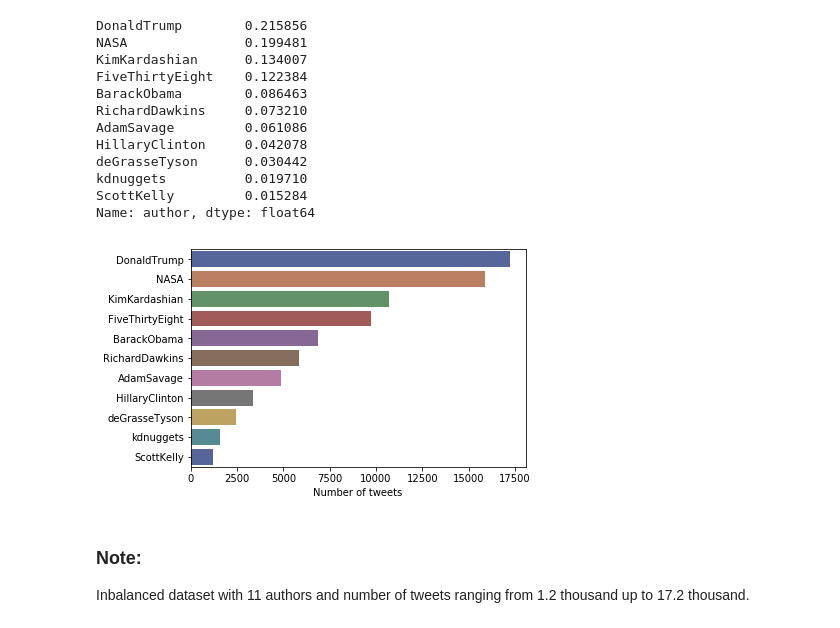
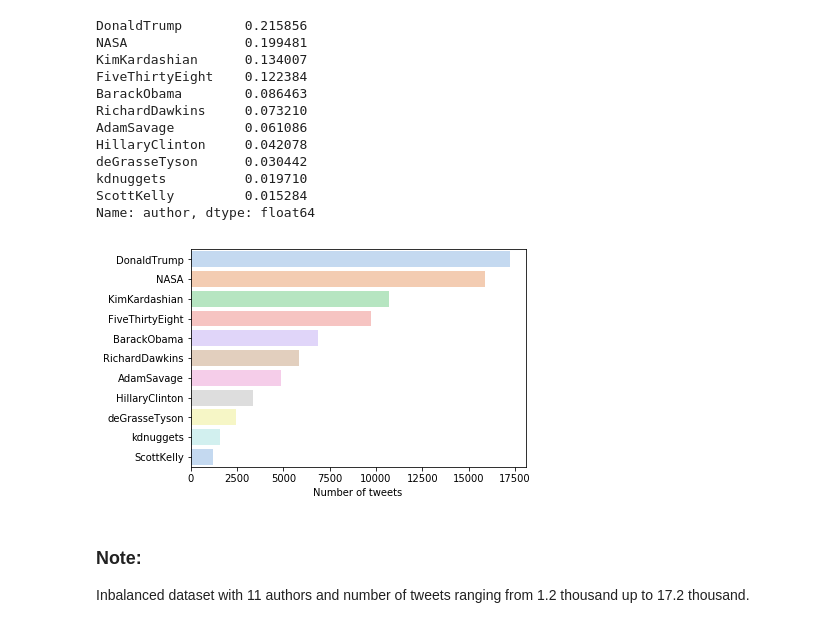
Before and after one commit to eholowko/bootcamp-final_project, a Jupyter notebook: Famous_tweets.ipynb, the cells around one changed output. Drawn from its saved outputs; the diff is of its cells as text; code cells hidden in the pictures.

```diff
--- a/Famous_tweets.ipynb
+++ b/Famous_tweets.ipynb
@@ -178,10 +178,10 @@ kdnuggets          0.019710
 ScottKelly         0.015284
 Name: author, dtype: float64
 # %%
-sns.barplot(x = author_counts.values,y = author_names,alpha = 0.7,orient="h",palette='dark')
+sns.barplot(x = author_counts.values,y = author_names,alpha = 0.7,orient="h",palette='pastel')
 plt.xlabel('Number of tweets');
 # %% [output]
-[figure, old version]
+[figure, new version]
 # %% [markdown]
 ### Note:
 Inbalanced dataset with 11 authors and number of tweets ranging from 1.2 thousand up to 17.2 thousand.
```
Also changed, not shown: parts of 79 cells of this notebook.
